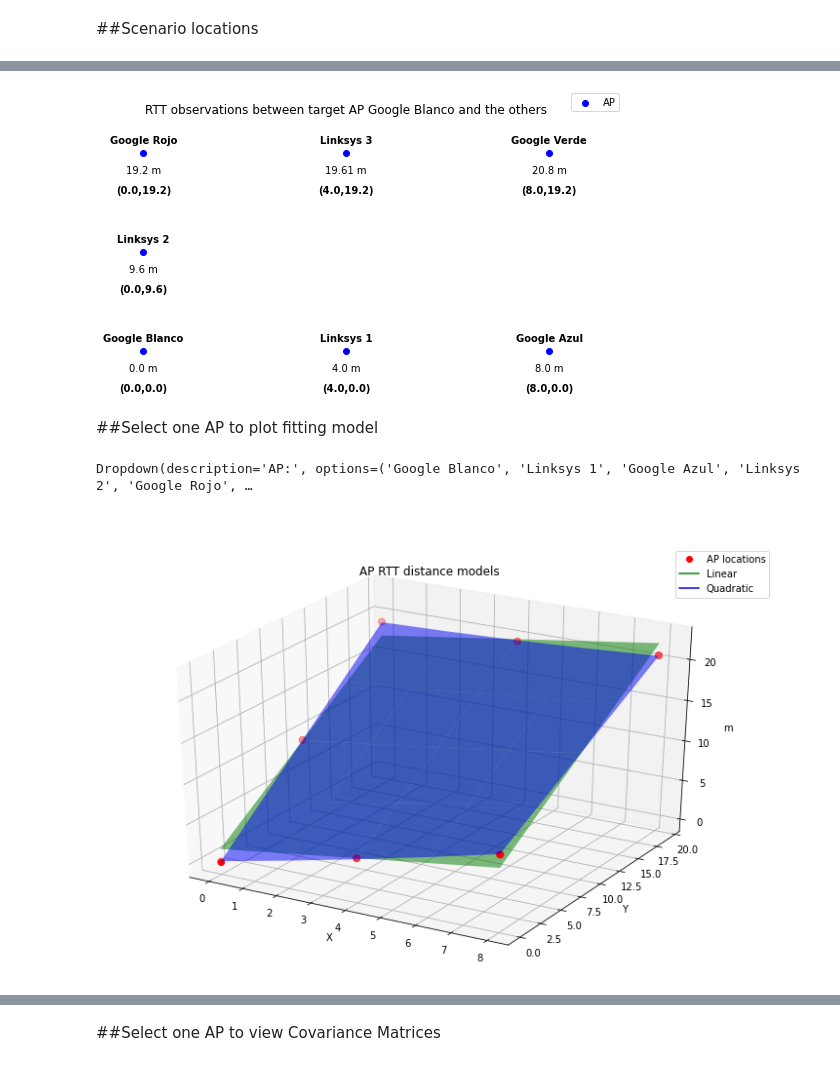
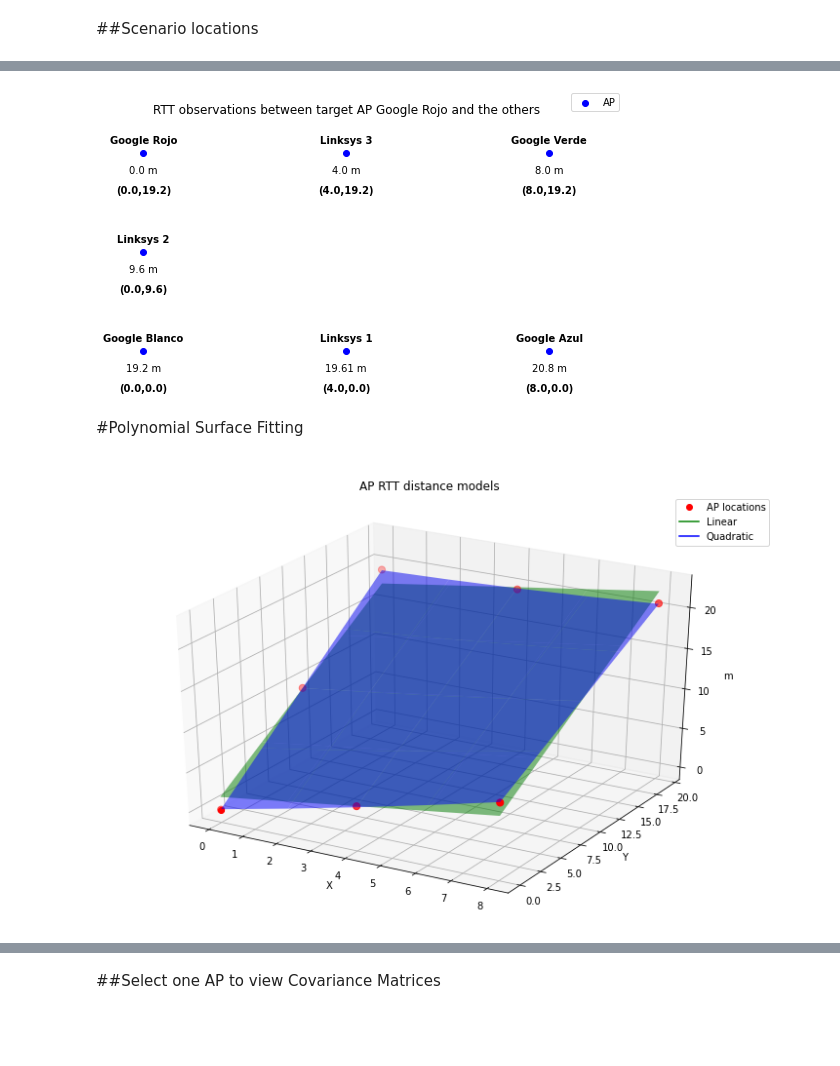
Before and after one commit to carlogattuso/Indoor_Positioning_RTT_GPR, a Jupyter notebook: psfm_gpr.ipynb, the cells around one changed output, grey strips where cells are left out. Saved outputs shown, nothing was run; the diff lists cells and outputs as text; code cells hidden in the pictures; blank space fills up the shorter version.

```diff
--- a/psfm_gpr.ipynb
+++ b/psfm_gpr.ipynb
@@ -148,7 +167,7 @@ plt.legend(labels=['AP','VRP'],loc="upper right",borderaxespad=-5)
 plt.title('Scenario',pad=20)
 plt.axis('off')
 
-for x,y,z in zip(coordinates[:,0],coordinates[:,1], np.linspace(0, 24, 25).astype(int)):
+for x,y,z in zip(coordinates[:,0],coordinates[:,1], np.linspace(0, n_points - 1, n_points).astype(int)):
     label = f"({locations[z,0]},{locations[z,1]})"
 
     plt.annotate(label, # this is the text
@@ -166,8 +185,8 @@ for x,y,z in zip(coordinates[:,0],coordinates[:,1], np.linspace(0, 24, 25).astyp
                   ha='center',
                   weight='bold') # horizontal alignment can be left, right or center
 
-for x,y,z in zip(coordinates_ap[:,0],coordinates_ap[:,1], np.linspace(0, 6, 7).astype(int)):
-    label = f"{ap_labels[str(z)]}"
+for x,y,z in zip(coordinates_ap[:,0],coordinates_ap[:,1], np.linspace(0, n_ap - 1, n_ap).astype(int)):
+    label = f"{ap_labels[z]}"
 
     plt.annotate(label, # this is the text
                  (x,y), # this is the point to label
@@ -247,13 +221,21 @@ Dropdown(description='AP:', options=('Google Blanco', 'Linksys 1', 'Google Azul'
 # %%
+#@title ##Observations plot
+ap_selected = "Google Rojo"  #@param ['Google Blanco', 'Linksys 1', 'Google Azul', 'Linksys 2', 'Google Rojo', 'Linksys 3', 'Google Verde']
+
+try:
+  ap_indexes[ap_selected]
+except:
+  ap_selected = ap_labels[0]
+
 plt.figure(figsize=(8,4))
 
 plt.scatter(coordinates_ap[:,0], coordinates_ap[:,1], c='b')
 
 plt.legend(labels=['AP'],loc="upper right",borderaxespad=-5)
-plt.title('RTT observations between target AP '+menu.value+' and the others',pad=30)
+plt.title('RTT observations between target AP '+ap_selected+' and the others',pad=30)
 plt.axis('off')
 
-for x,y,z in zip(coordinates_ap[:,0], coordinates_ap[:,1], d_RTT[:,int(ap_indexes[menu.value])]):
+for x,y,z in zip(coordinates_ap[:,0], coordinates_ap[:,1], d_RTT[:,int(ap_indexes[ap_selected])]):
     label = f"{z.round(2)} m"
 
     plt.annotate(label, # this is the text
@@ -264,7 +246,7 @@ for x,y,z in zip(coordinates_ap[:,0], coordinates_ap[:,1], d_RTT[:,int(ap_indexe
 
 for x,y,z in zip(coordinates_ap[:,0],coordinates_ap[:,1], np.linspace(0, 7, 8).astype(int)):
 
-    label = f"{ap_labels[str(z)]}"
+    label = f"{ap_labels[z]}"
 
     plt.annotate(label, # this is the text
                  (x,y), # this is the point to label
@@ -283,7 +265,9 @@ for x,y,z in zip(coordinates_ap[:,0],coordinates_ap[:,1], np.linspace(0, 6, 7).a
                  ha='center',
                  weight='bold') # horizontal alignment can be left, right or center
 # %% [output]
-[figure, old version]
+[figure, new version]
+# %% [markdown]
+#Polynomial Surface Fitting
 # %%
 """
 Polynomial Surface model fitting
@@ -323,52 +307,51 @@ def sample_distance(x, y, C):
 Surface fitting models
 """
 
-# Plot domain
-X,Y = np.meshgrid(np.arange(0.0, 10, 2), np.arange(0.0, 24, 4.8))
+"""
+Plot domain
+"""
+X,Y = np.meshgrid(np.linspace(0, width, points_x).round(2), np.linspace(0, height, points_y).round(2))
 
-#Models fitting and surface estimation
-models_1 = np.array([surface_fit(L_ap, d_RTT[:,i]) for (i) in np.linspace(0, 6, 7).astype(int)])
-models_2 = np.array([surface_fit(L_ap, d_RTT[:,i],2) for (i) in np.linspace(0, 6, 7).astype(int)])
+"""
+Models fitting and surface estimation
+"""
+models_1 = np.array([surface_fit(L_ap, d_RTT[:,i]) for (i) in np.linspace(0, n_ap - 1, n_ap).astype(int)])
+models_2 = np.array([surface_fit(L_ap, d_RTT[:,i],2) for (i) in np.linspace(0, n_ap - 1, n_ap).astype(int)])
 
-Z_1 = np.array([sample_distance(X, Y, models_1[i]) for (i) in np.linspace(0, 6, 7).astype(int)])
-Z_2 = np.array([sample_distance(X, Y, models_2[i]) for (i) in np.linspace(0, 6, 7).astype(int)])
+Z_1 = np.array([sample_distance(X, Y, models_1[i]) for (i) in np.linspace(0, n_ap - 1, n_ap).astype(int)])
+Z_2 = np.array([sample_distance(X, Y, models_2[i]) for (i) in np.linspace(0, n_ap - 1, n_ap).astype(int)])
-# %% [markdown]
-##Select one AP to plot fitting model
-# %%
-menu_2 = widgets.Dropdown(
-       options=['Google Blanco', 'Linksys 1', 'Google Azul', 'Linksys 2', 'Google Rojo', 'Linksys 3', 'Google Verde'],
-       value='Google Blanco',
-       description='AP:')
-menu_2
-# %% [output]
-Dropdown(description='AP:', options=('Google Blanco', 'Linksys 1', 'Google Azul', 'Linksys 2', 'Google Rojo', …
 # %%
-"""
-Surface fitting plot
-"""
+#@title ##Surface Fitting Models Plot
+ap_selected = "Google Blanco"  #@param ['Google Blanco', 'Linksys 1', 'Google Azul', 'Linksys 2', 'Google Rojo', 'Linksys 3', 'Google Verde']
+
+try:
+  ap_indexes[ap_selected]
+except:
+  ap_selected = ap_labels[0]
+
 fig = plt.figure(figsize=(12,8))
 
 ax = fig.gca(projection='3d')
 
-l1 = ax.plot_surface(X, Y, Z_1[int(ap_indexes[menu_2.value]),:,:], rstride=1, cstride=1, alpha=0.5, label='linear', color='g')
-l2 = ax.plot_surface(X, Y, Z_2[int(ap_indexes[menu_2.value]),:,:], rstride=1, cstride=1, alpha=0.5, label='quadratic', color='b')
+l1 = ax.plot_surface(X, Y, Z_1[int(ap_indexes[ap_selected]),:,:], rstride=1, cstride=1, alpha=0.5, label='linear', color='g')
+l2 = ax.plot_surface(X, Y, Z_2[int(ap_indexes[ap_selected]),:,:], rstride=1, cstride=1, alpha=0.5, label='quadratic', color='b')
 
-ax.scatter(L_ap[:,0], L_ap[:,1], d_RTT[:,int(ap_indexes[menu_2.value])], c='r', s=50)
+ax.scatter(L_ap[:,0], L_ap[:,1], d_RTT[:,int(ap_indexes[ap_selected])], c='r', s=50)
 
 plt.xlabel('X')
 plt.ylabel('Y')
 ax.set_zlabel('m')
 ax.axis('auto')
 
 line_labels = ["AP locations","Linear", "Quadratic"]
 
-ax.plot([0], [0], d_RTT[:,int(ap_indexes[menu_2.value])][0], color="red", marker='o', linewidth=0)[0]
+ax.plot([0], [0], d_RTT[:,int(ap_indexes[ap_selected])][0], color="red", marker='o', linewidth=0)[0]
 ax.plot([0], [0], color="green")[0]
 ax.plot([0], [0], color="blue")[0]
 
 fig.legend(labels=line_labels,loc="upper right",borderaxespad=4)
 
-plt.title('AP RTT distance models')
+plt.title('AP RTT distance models', pad=40)
 plt.show()
 # %% [output]
-[figure, old version]
+[figure, new version]
```
Also changed, not shown: parts of 40 cells of this notebook.
